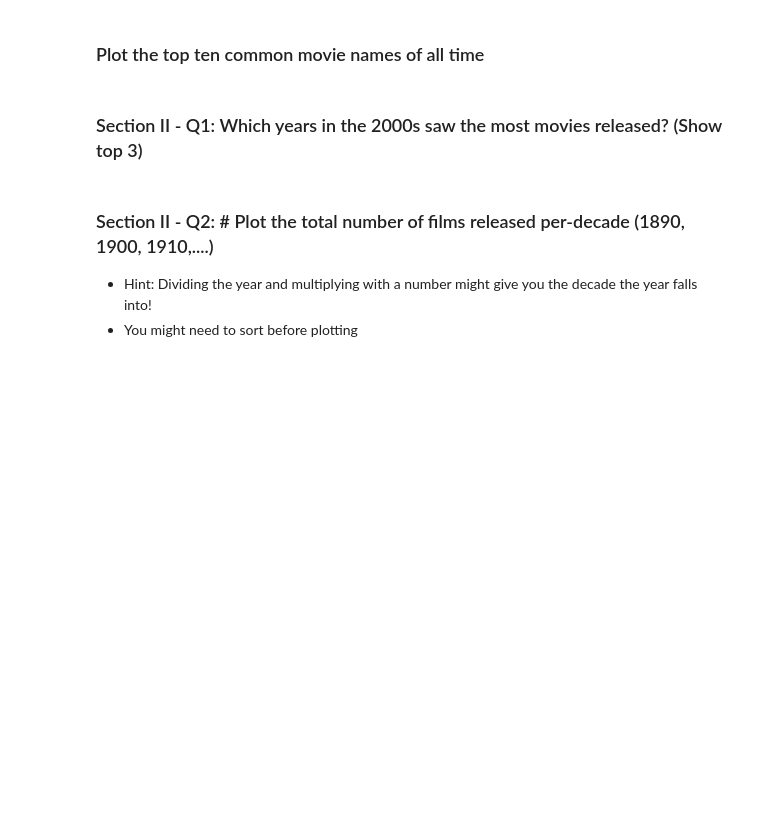
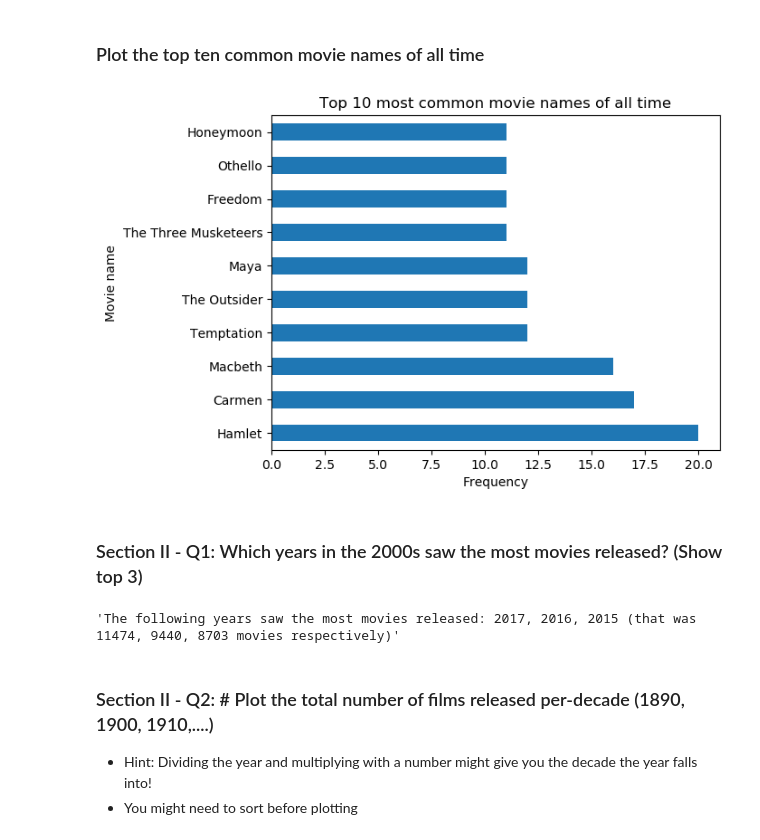
Before and after one commit to lfunderburk/mec-mini-projects, a Jupyter notebook: mec-5.3.10-data-wranging-with-pandas-mini-project/Mini_Project_Data_Wrangling_Pandas.ipynb, the cells around one changed output. Cells and saved outputs as stored; diff of their text form; code cells hidden in the pictures; blank space fills up the shorter version.

```diff
--- a/mec-5.3.10-data-wranging-with-pandas-mini-project/Mini_Project_Data_Wrangling_Pandas.ipynb
+++ b/mec-5.3.10-data-wranging-with-pandas-mini-project/Mini_Project_Data_Wrangling_Pandas.ipynb
@@ -48,3 +57,6 @@ movies.head()
+# %%
+# Fixing it
+movies.year = movies.year.replace(2115, 2015)
 # %% [markdown]
 ## Taking a look at the Cast dataset
 
@@ -373,5 +403,23 @@ top_ten.plot(kind='barh')
+# %%
+top_ten.plot(kind='barh')
+plt.title("Top 10 most common movie names of all time")
+plt.ylabel("Movie name")
+plt.xlabel("Frequency")
+plt.show()
+# %% [output]
+[figure, added]
 # %% [markdown]
 ### Section II - Q1:  Which years in the 2000s saw the most movies released? (Show top 3)
+# %%
+most_movies_years = movies[movies.year>=2000]['year'].value_counts().iloc[:3].index
+most_movies = movies[movies.year>=2000]['year'].value_counts().iloc[:3].values
+
+years = ", ".join([str(item) for item in most_movies_years])
+movies_m = ", ".join([str(item) for item in most_movies])
+
+f"The following years saw the most movies released: {years} (that was {movies_m} movies respectively)"
+# %% [output]
+'The following years saw the most movies released: 2017, 2016, 2015 (that was 11474, 9440, 8703 movies respectively)'
 # %% [markdown]
 ### Section II - Q2: # Plot the total number of films released per-decade (1890, 1900, 1910,....)
 - Hint: Dividing the year and multiplying with a number might give you the decade the year falls into!
```
Also changed, not shown: parts of 23 cells of this notebook, 1 other file.
